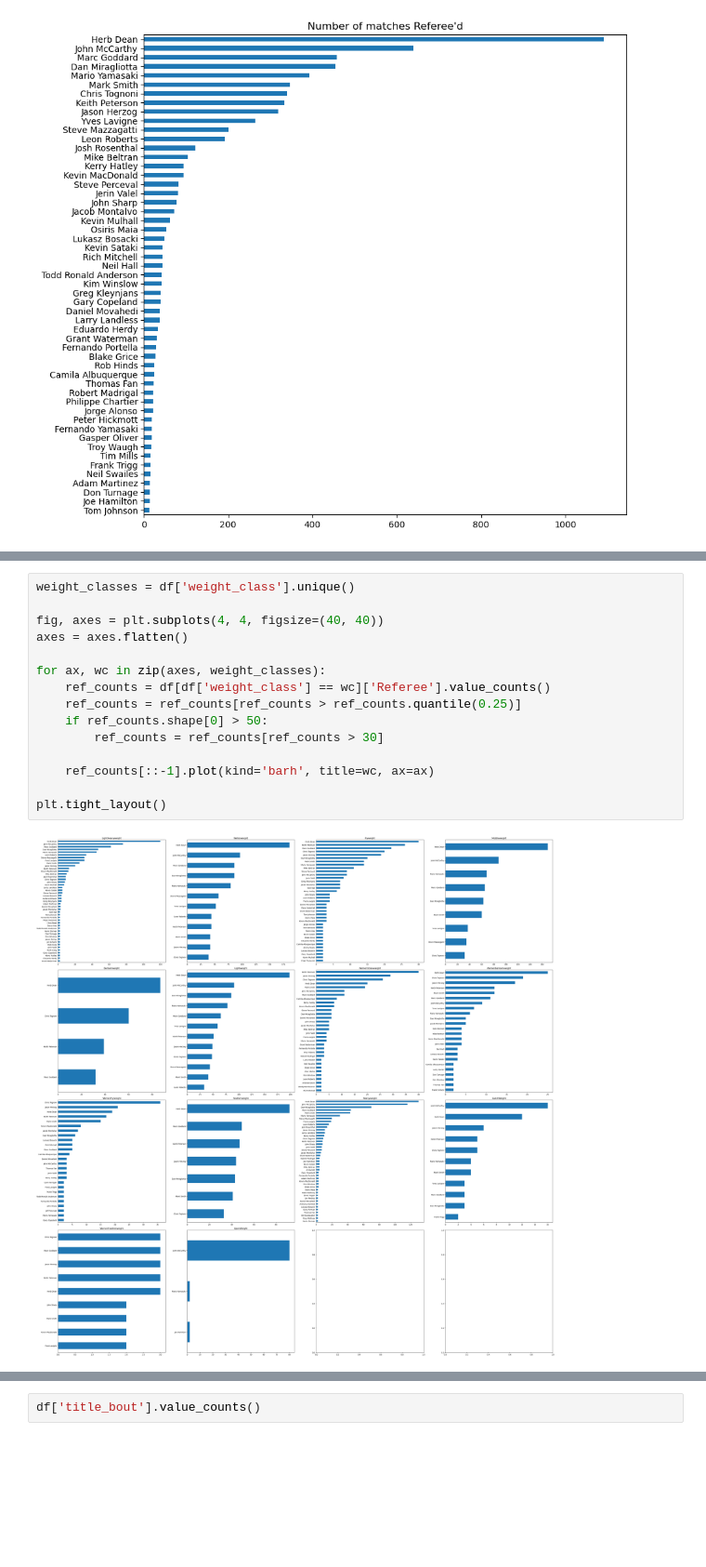
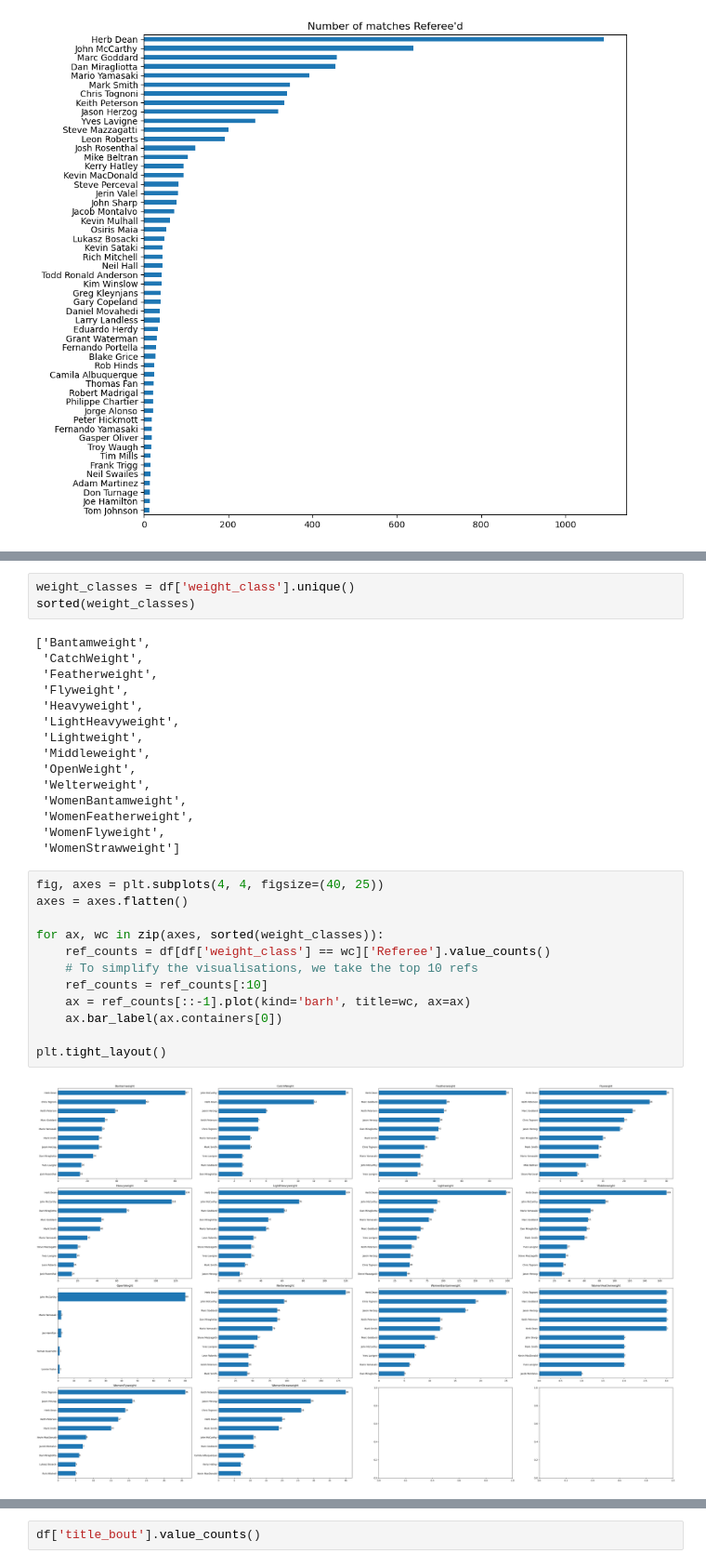
Before and after one commit to Janko-dev/ml_ufc, a Jupyter notebook: notebooks/exploratory_data_analysis.ipynb, the cells around one changed output, grey strips where cells are left out. Shown at 93% size. Saved outputs shown, nothing was run; the diff lists cells and outputs as text; blank space fills up the shorter version.

```diff
--- a/notebooks/exploratory_data_analysis.ipynb
+++ b/notebooks/exploratory_data_analysis.ipynb
@@ -75,17 +83,32 @@ ref_counts.plot(kind='barh', figsize=(10, 10), title="Number of matches Referee'
+# %%
+weight_classes = df['weight_class'].unique()
+sorted(weight_classes)
+# %% [output]
+['Bantamweight',
+ 'CatchWeight',
+ 'Featherweight',
+ 'Flyweight',
+ 'Heavyweight',
+ 'LightHeavyweight',
+ 'Lightweight',
+ 'Middleweight',
+ 'OpenWeight',
+ 'Welterweight',
+ 'WomenBantamweight',
+ 'WomenFeatherweight',
+ 'WomenFlyweight',
+ 'WomenStrawweight']
 # %%
-weight_classes = df['weight_class'].unique()
-
-fig, axes = plt.subplots(4, 4, figsize=(40, 40))
+fig, axes = plt.subplots(4, 4, figsize=(40, 25))
 axes = axes.flatten()
 
-for ax, wc in zip(axes, weight_classes):
+for ax, wc in zip(axes, sorted(weight_classes)):
     ref_counts = df[df['weight_class'] == wc]['Referee'].value_counts()
-    ref_counts = ref_counts[ref_counts > ref_counts.quantile(0.25)]
-    if ref_counts.shape[0] > 50:
-        ref_counts = ref_counts[ref_counts > 30]
-
-    ref_counts[::-1].plot(kind='barh', title=wc, ax=ax)
+    # To simplify the visualisations, we take the top 10 refs
+    ref_counts = ref_counts[:10]
+    ax = ref_counts[::-1].plot(kind='barh', title=wc, ax=ax)
+    ax.bar_label(ax.containers[0])
 
 plt.tight_layout()
 # %% [output]
-[figure, old version]
+[figure, new version]
```
Also changed, not shown: parts of 37 cells of this notebook, 2 other files.
